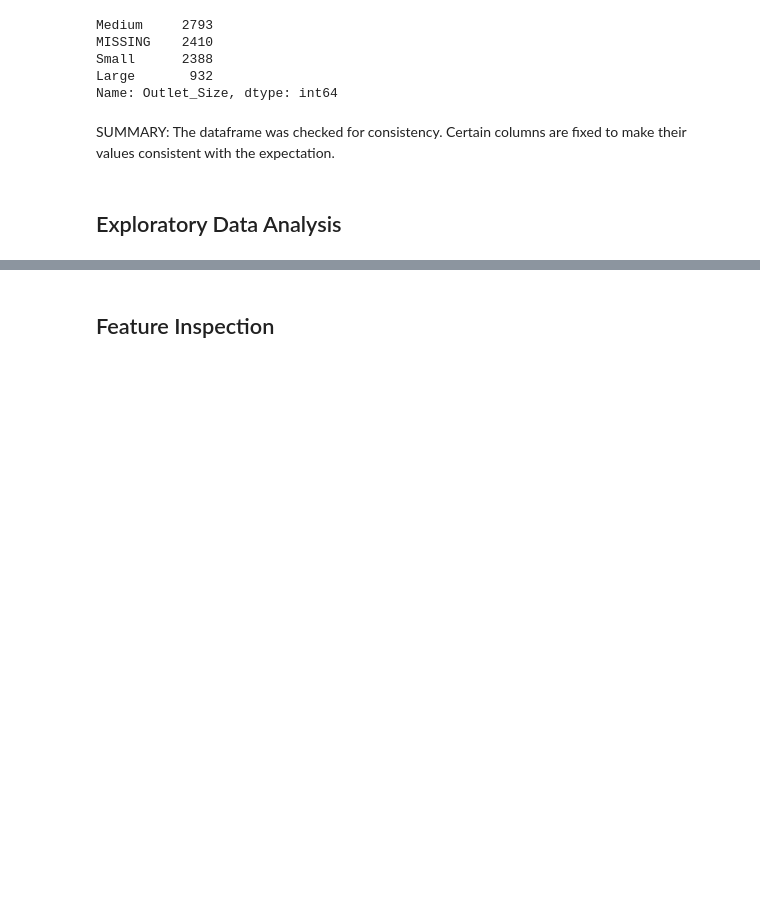
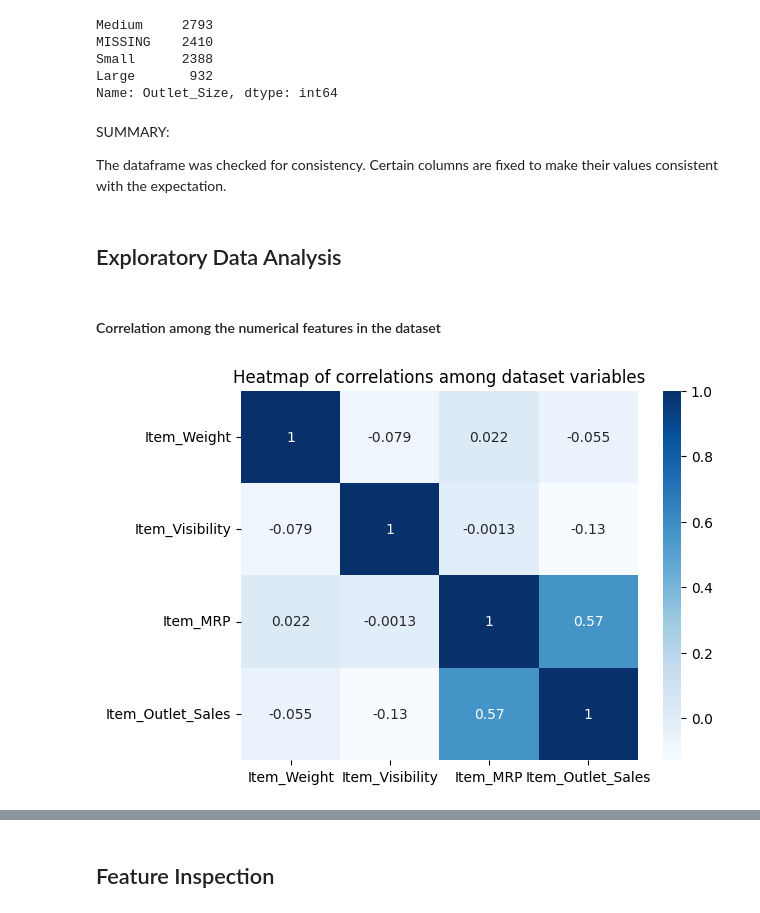
Before and after one commit to itan-s/Prediction-of-Product-Sales, a Jupyter notebook: Prediction-of-Product-Sales.ipynb, the cells around one changed output, grey strips where cells are left out. Cells and saved outputs as stored; diff of their text form; code cells hidden in the pictures; blank space fills up the shorter version.

```diff
--- a/Prediction-of-Product-Sales.ipynb
+++ b/Prediction-of-Product-Sales.ipynb
@@ -70,3 +72,8 @@ Data columns (total 12 columns):
  11  Item_Outlet_Sales          8523 non-null   float64
 dtypes: float64(4), int64(1), object(7)
 memory usage: 799.2+ KB
+# %%
+# Change the datatype of Outlet_Establishment_Year column to object
+df['Outlet_Establishment_Year'] = df['Outlet_Establishment_Year'].astype('string')
+# Confirm the datatype
+df['Outlet_Establishment_Year'].dtype
@@ -297,6 +324,18 @@ Small      2388
 Large       932
 Name: Outlet_Size, dtype: int64
 # %% [markdown]
-SUMMARY: The dataframe was checked for consistency. Certain columns are fixed to make their values consistent with the expectation.
+SUMMARY:
+
+The dataframe was checked for consistency. Certain columns are fixed to make their values consistent with the expectation.
 # %% [markdown]
 ## Exploratory Data Analysis
+# %% [markdown]
+#### Correlation among the numerical features in the dataset
+# %%
+# Get the correlation among columns and save it to a variable
+corr = df.corr(numeric_only = True)
+# %%
+ax1 = sns.heatmap(corr, cmap = 'Blues', annot = True);
+ax1.set(title = 'Heatmap of correlations among dataset variables');
+# %% [output]
+[figure, added]
```
Also changed, not shown: parts of 38 cells of this notebook.
